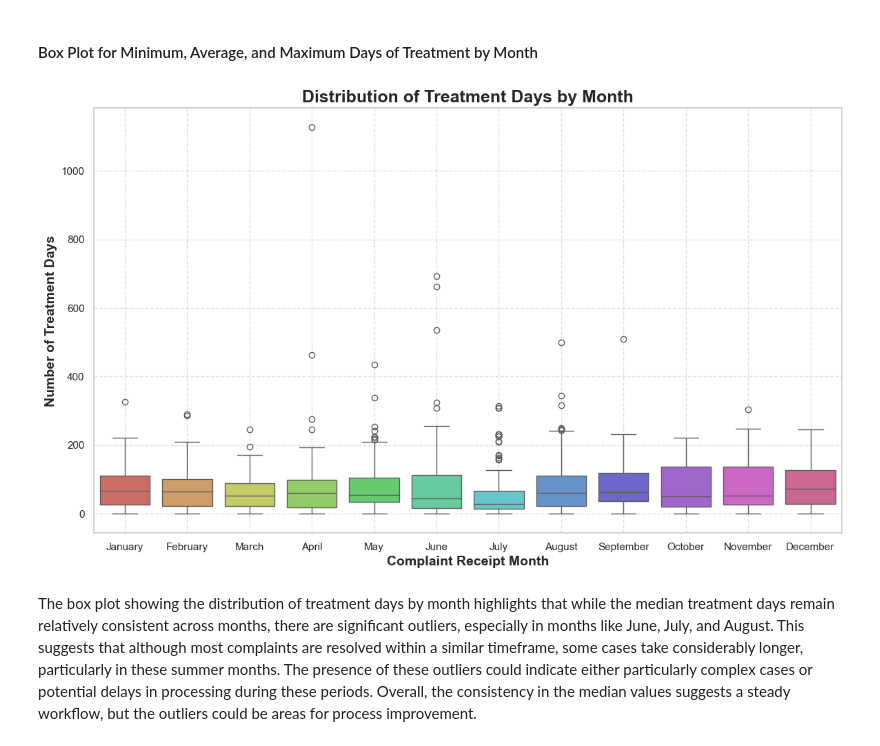
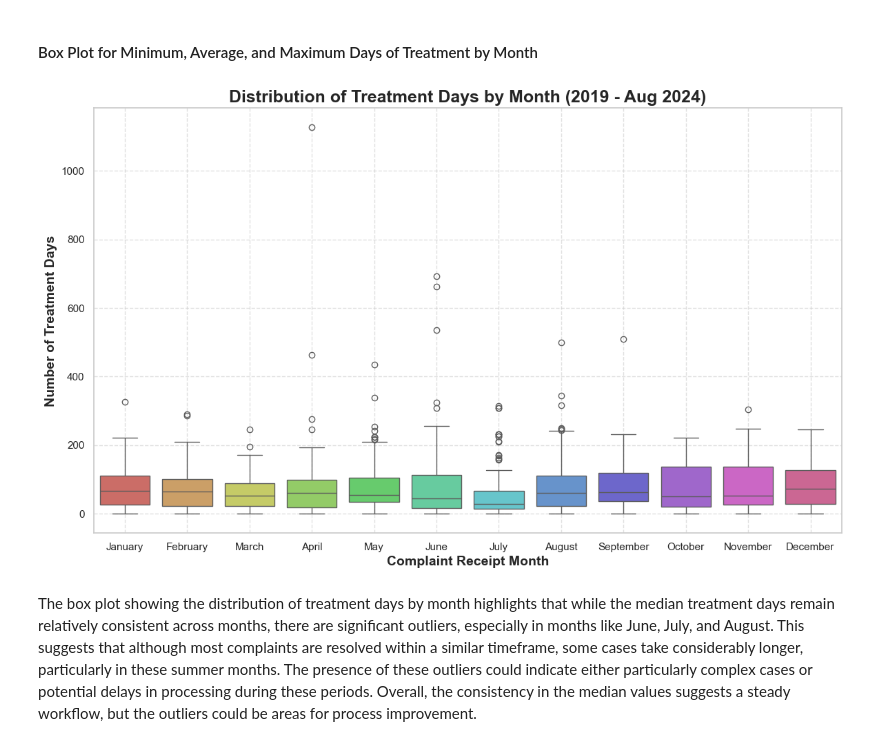
Before and after one commit to Dor-J/FreedomOfInformationComplaintsEDA, a Jupyter notebook: src/foi_complaints_eda.ipynb, the cells around one changed output. Saved outputs shown, nothing was run; the diff lists cells and outputs as text; code cells hidden in the pictures.

```diff
--- a/src/foi_complaints_eda.ipynb
+++ b/src/foi_complaints_eda.ipynb
@@ -972,27 +972,27 @@ This line chart depicts the number of complaints over time, showcasing fluctuati
 # %%
 # Plot min, avg, max days of treatment by month
 
 # Set the style to a professional and clean design
 sns.set(style="whitegrid")
 
 # Create the figure and axis objects
 plt.figure(figsize=(14, 8))
 
 # Plot the data using a boxplot
 ax = sns.boxplot(x='Complaint Receipt Month', y='Number of Treatment Days', hue='Complaint Receipt Month', data=df_combined, palette='hls', legend=False)
 
 # Add title and labels with professional formatting
-plt.title('Distribution of Treatment Days by Month', fontsize=18, fontweight='bold')
+plt.title('Distribution of Treatment Days by Month (2019 - Aug 2024)', fontsize=18, fontweight='bold')
 plt.xlabel('Complaint Receipt Month', fontsize=14)
 plt.ylabel('Number of Treatment Days', fontsize=14)
 
 # Optionally, add a grid to improve readability
 plt.grid(True, linestyle='--', alpha=0.6)
 
 # Show the plot
 plt.show()
 # %% [output]
-[figure, old version]
+[figure, new version]
 # %% [markdown]
 The box plot showing the distribution of treatment days by month highlights that while the median treatment days remain relatively consistent across months, there are significant outliers, especially in months like June, July, and August. This suggests that although most complaints are resolved within a similar timeframe, some cases take considerably longer, particularly in these summer months. The presence of these outliers could indicate either particularly complex cases or potential delays in processing during these periods. Overall, the consistency in the median values suggests a steady workflow, but the outliers could be areas for process improvement.
 # %%
```
Also changed, not shown: parts of 6 cells of this notebook.
